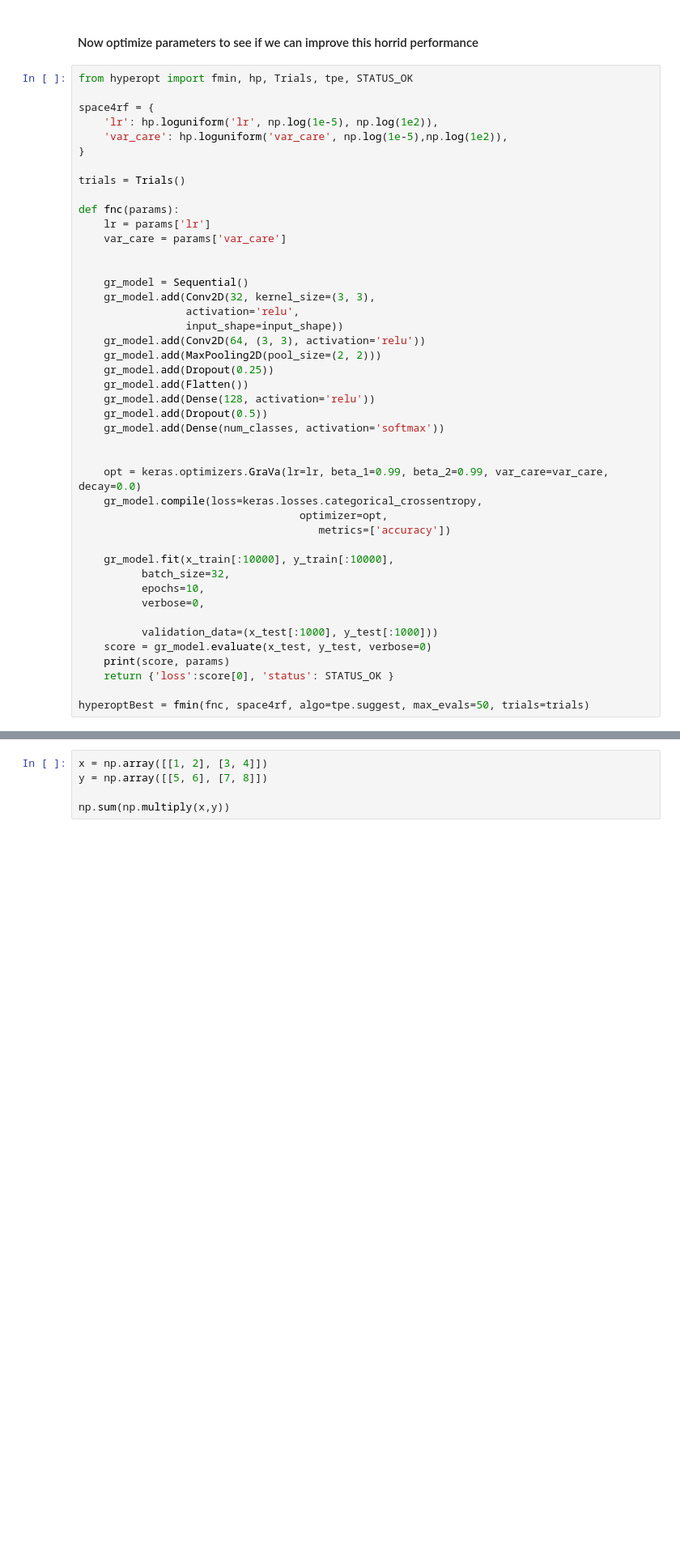
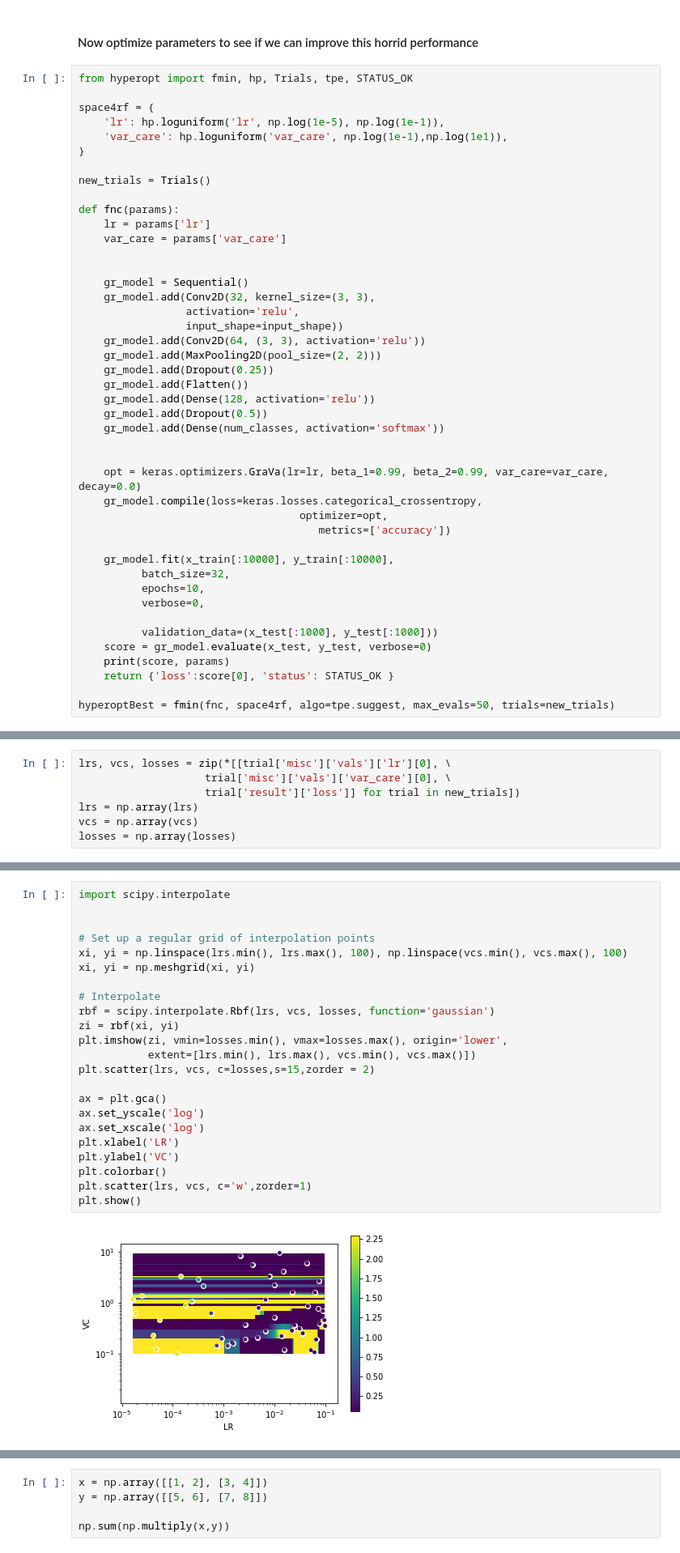
Before and after one commit to aribenjamin/keras, a Jupyter notebook: Optimizer_testbed.ipynb, the cells around one changed output, grey strips where cells are left out. Shown at 81% size. Drawn from its saved outputs; the diff is of its cells as text; blank space fills up the shorter version.

```diff
--- a/Optimizer_testbed.ipynb
+++ b/Optimizer_testbed.ipynb
@@ -257,11 +246,11 @@ plt.ylim((0,3));
 from hyperopt import fmin, hp, Trials, tpe, STATUS_OK
 
 space4rf = {
-    'lr': hp.loguniform('lr', np.log(1e-5), np.log(1e2)),
-    'var_care': hp.loguniform('var_care', np.log(1e-5),np.log(1e2)),
+    'lr': hp.loguniform('lr', np.log(1e-5), np.log(1e-1)),
+    'var_care': hp.loguniform('var_care', np.log(1e-1),np.log(1e1)),
 }
 
-trials = Trials()
+new_trials = Trials()
 
 def fnc(params):
     lr = params['lr']
@@ -296,5 +285,5 @@ def fnc(params):
     print(score, params)
     return {'loss':score[0], 'status': STATUS_OK }
 
-hyperoptBest = fmin(fnc, space4rf, algo=tpe.suggest, max_evals=50, trials=trials)
+hyperoptBest = fmin(fnc, space4rf, algo=tpe.suggest, max_evals=50, trials=new_trials)
 # %% [output]
@@ -317,0 +307,7 @@ hyperoptBest = fmin(fnc, space4rf, algo=tpe.suggest, max_evals=50, trials=trials
+# %%
+lrs, vcs, losses = zip(*[[trial['misc']['vals']['lr'][0], \
+                    trial['misc']['vals']['var_care'][0], \
+                    trial['result']['loss']] for trial in new_trials])
+lrs = np.array(lrs)
+vcs = np.array(vcs)
+losses = np.array(losses)
@@ -317,0 +316,25 @@ hyperoptBest = fmin(fnc, space4rf, algo=tpe.suggest, max_evals=50, trials=trials
+# %%
+import scipy.interpolate
+
+
+# Set up a regular grid of interpolation points
+xi, yi = np.linspace(lrs.min(), lrs.max(), 100), np.linspace(vcs.min(), vcs.max(), 100)
+xi, yi = np.meshgrid(xi, yi)
+
+# Interpolate
+rbf = scipy.interpolate.Rbf(lrs, vcs, losses, function='gaussian')
+zi = rbf(xi, yi)
+plt.imshow(zi, vmin=losses.min(), vmax=losses.max(), origin='lower',
+           extent=[lrs.min(), lrs.max(), vcs.min(), vcs.max()])
+plt.scatter(lrs, vcs, c=losses,s=15,zorder = 2)
+
+ax = plt.gca()
+ax.set_yscale('log')
+ax.set_xscale('log')
+plt.xlabel('LR')
+plt.ylabel('VC')
+plt.colorbar()
+plt.scatter(lrs, vcs, c='w',zorder=1)
+plt.show()
+# %% [output]
+[figure, added]
```
Also changed, not shown: parts of 16 cells of this notebook.
